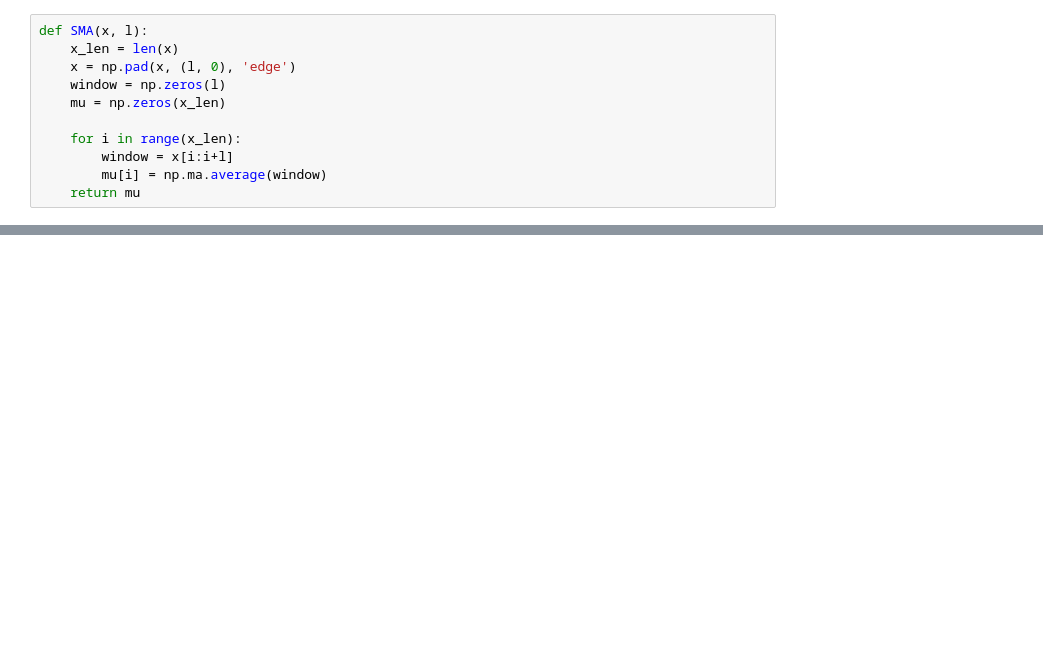
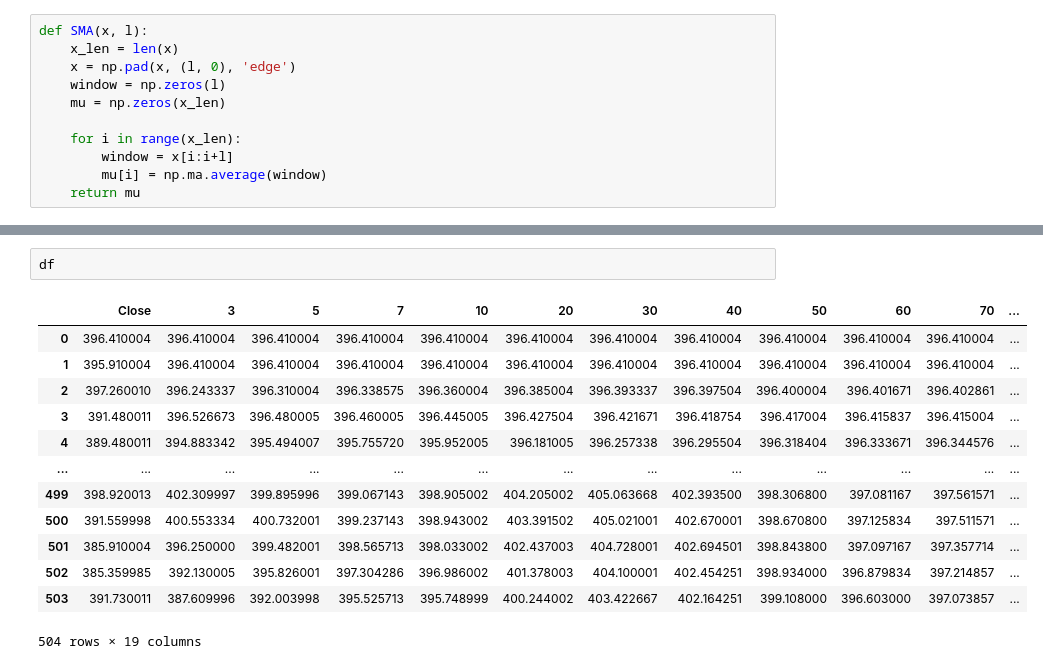
Before and after one commit to mroberts1137/Price-Data-Analysis, a Jupyter notebook: PriceDataAnalyzer.ipynb, the cells around one changed output, grey strips where cells are left out. Saved outputs shown, nothing was run; the diff lists cells and outputs as text; blank space fills up the shorter version.

```diff
--- a/PriceDataAnalyzer.ipynb
+++ b/PriceDataAnalyzer.ipynb
@@ -44,0 +58,16 @@ plt.show()
+# %%
+df
+# %% [output]
+|  | Close | 3 | 5 | 7 | 10 | 20 | 30 | 40 | 50 | 60 | 70 | ... |
+| 0 | 396.410004 | 396.410004 | 396.410004 | 396.410004 | 396.410004 | 396.410004 | 396.410004 | 396.410004 | 396.410004 | 396.410004 | 396.410004 | ... |
+| 1 | 395.910004 | 396.410004 | 396.410004 | 396.410004 | 396.410004 | 396.410004 | 396.410004 | 396.410004 | 396.410004 | 396.410004 | 396.410004 | ... |
+| 2 | 397.260010 | 396.243337 | 396.310004 | 396.338575 | 396.360004 | 396.385004 | 396.393337 | 396.397504 | 396.400004 | 396.401671 | 396.402861 | ... |
+| 3 | 391.480011 | 396.526673 | 396.480005 | 396.460005 | 396.445005 | 396.427504 | 396.421671 | 396.418754 | 396.417004 | 396.415837 | 396.415004 | ... |
+| 4 | 389.480011 | 394.883342 | 395.494007 | 395.755720 | 395.952005 | 396.181005 | 396.257338 | 396.295504 | 396.318404 | 396.333671 | 396.344576 | ... |
+| ... | ... | ... | ... | ... | ... | ... | ... | ... | ... | ... | ... | ... |
+| 499 | 398.920013 | 402.309997 | 399.895996 | 399.067143 | 398.905002 | 404.205002 | 405.063668 | 402.393500 | 398.306800 | 397.081167 | 397.561571 | ... |
+| 500 | 391.559998 | 400.553334 | 400.732001 | 399.237143 | 398.943002 | 403.391502 | 405.021001 | 402.670001 | 398.670800 | 397.125834 | 397.511571 | ... |
+| 501 | 385.910004 | 396.250000 | 399.482001 | 398.565713 | 398.033002 | 402.437003 | 404.728001 | 402.694501 | 398.843800 | 397.097167 | 397.357714 | ... |
+| 502 | 385.359985 | 392.130005 | 395.826001 | 397.304286 | 396.986002 | 401.378003 | 404.100001 | 402.454251 | 398.934000 | 396.879834 | 397.214857 | ... |
+| 503 | 391.730011 | 387.609996 | 392.003998 | 395.525713 | 395.748999 | 400.244002 | 403.422667 | 402.164251 | 399.108000 | 396.603000 | 397.073857 | ... |
+504 rows × 19 columns
```
Also changed, not shown: parts of 7 cells of this notebook, 2 other files.
